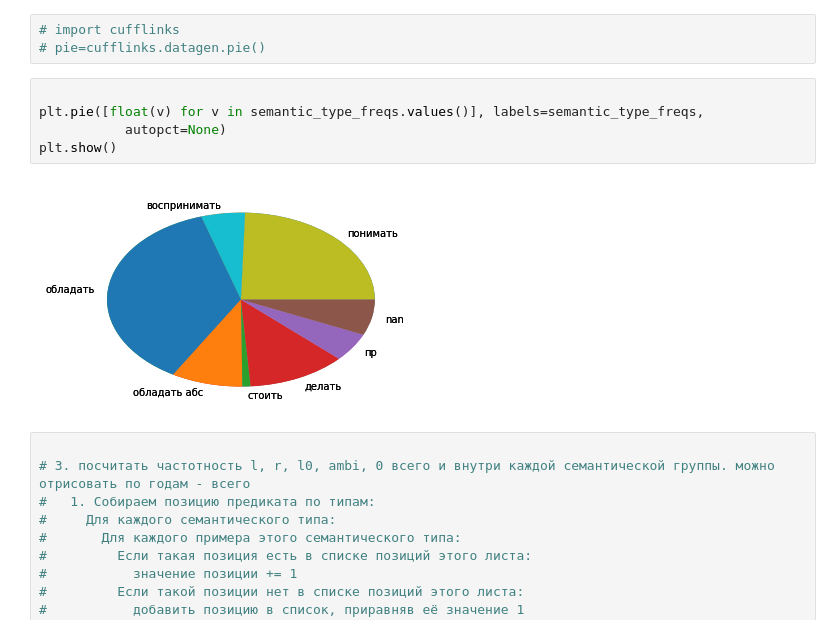
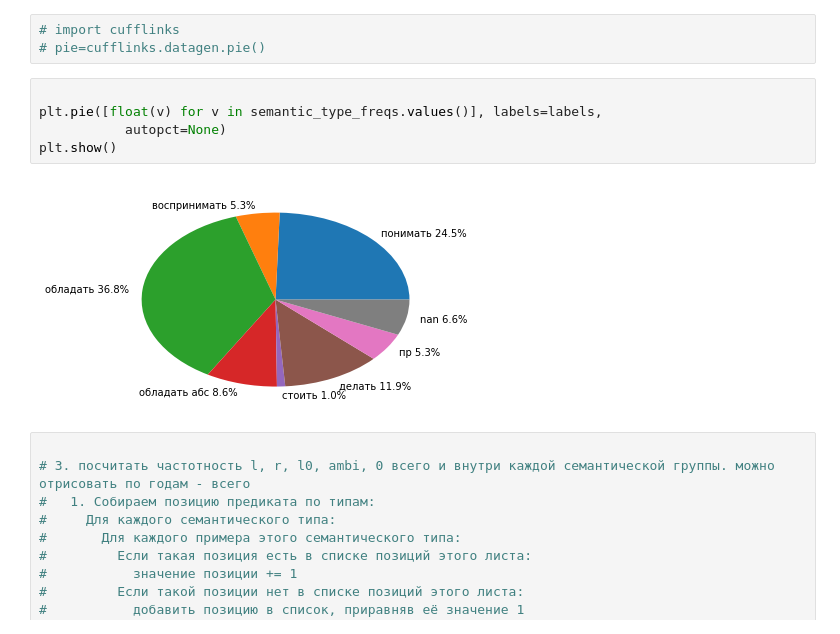
Before and after one commit to marchdown/schisch, a Jupyter notebook: schisch.ipynb, the cells around one changed output. Cells and saved outputs as stored; diff of their text form.

Commit message:
more pie charts

```diff
--- a/schisch.ipynb
+++ b/schisch.ipynb
@@ -230,11 +235,11 @@ list(semantic_type_freqs.keys())
 # pie=cufflinks.datagen.pie()
 # %%
 
-plt.pie([float(v) for v in semantic_type_freqs.values()], labels=semantic_type_freqs,
+plt.pie([float(v) for v in semantic_type_freqs.values()], labels=labels,
            autopct=None)
 plt.show()
 # %% [output]
-[figure, old version]
+[figure, new version]
 # %%
 
 # 3. посчитать частотность l, r, l0, ambi, 0 всего и внутри каждой семантической группы. можно отрисовать по годам - всего
```
Also changed, not shown: parts of 2 cells of this notebook.
